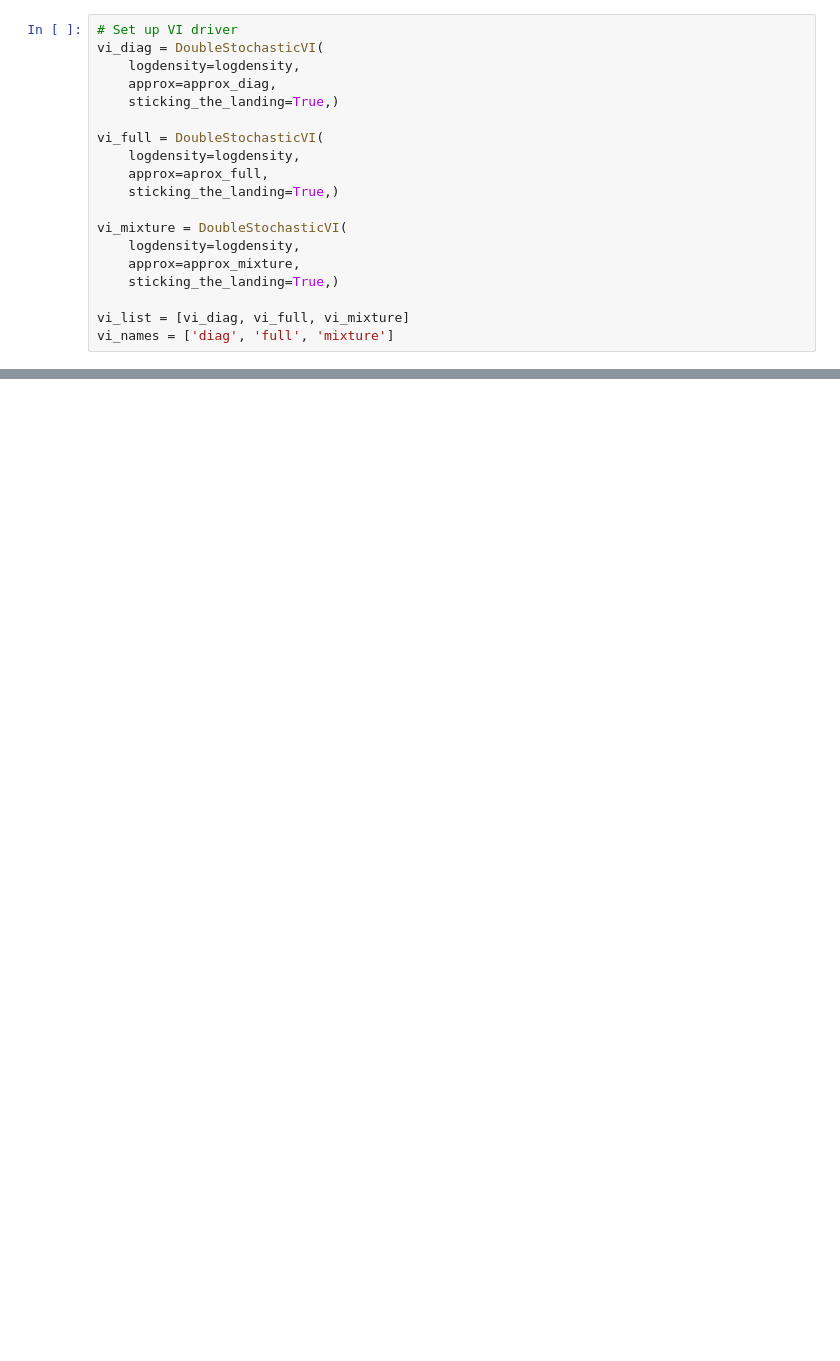
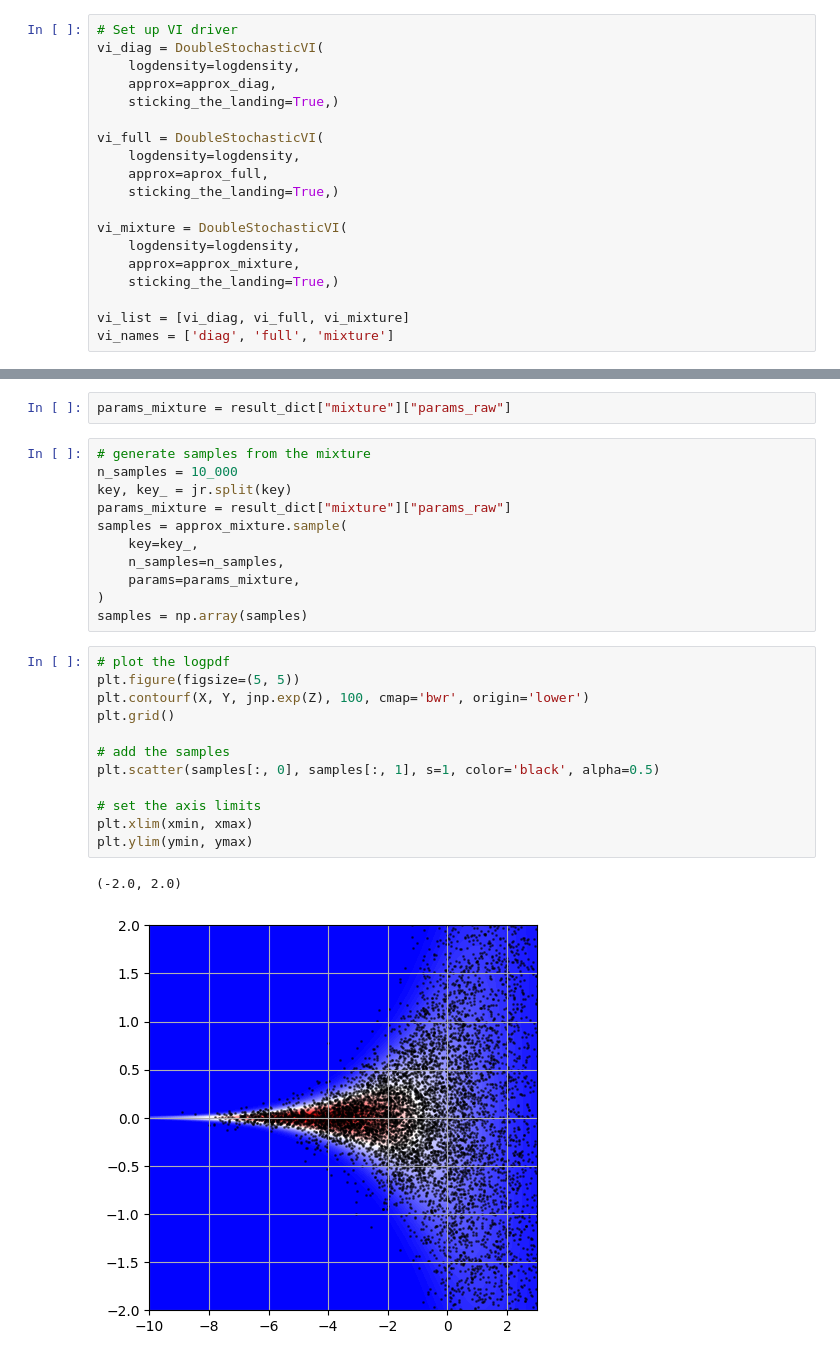
Before and after one commit to alexxthiery/mcjax, a Jupyter notebook: notebooks/variational/Funnel_doubleStochVI.ipynb, the cells around one changed output, grey strips where cells are left out. Saved outputs shown, nothing was run; the diff lists cells and outputs as text; blank space fills up the shorter version.

```diff
--- a/notebooks/variational/Funnel_doubleStochVI.ipynb
+++ b/notebooks/variational/Funnel_doubleStochVI.ipynb
@@ -500,0 +174,28 @@ animation.save('mixture_gaussian_variational_approx.mp4', fps=10, dpi=300)
+# %%
+params_mixture = result_dict["mixture"]["params_raw"]
+# %%
+# generate samples from the mixture
+n_samples = 10_000
+key, key_ = jr.split(key)
+params_mixture = result_dict["mixture"]["params_raw"]
+samples = approx_mixture.sample(
+    key=key_,
+    n_samples=n_samples,
+    params=params_mixture,
+)
+samples = np.array(samples)
+# %%
+# plot the logpdf
+plt.figure(figsize=(5, 5))
+plt.contourf(X, Y, jnp.exp(Z), 100, cmap='bwr', origin='lower')
+plt.grid()
+
+# add the samples
+plt.scatter(samples[:, 0], samples[:, 1], s=1, color='black', alpha=0.5)
+
+# set the axis limits
+plt.xlim(xmin, xmax)
+plt.ylim(ymin, ymax)
+# %% [output]
+(-2.0, 2.0)
+[figure, added]
```
Also changed, not shown: parts of 27 cells of this notebook, 4 other files.
